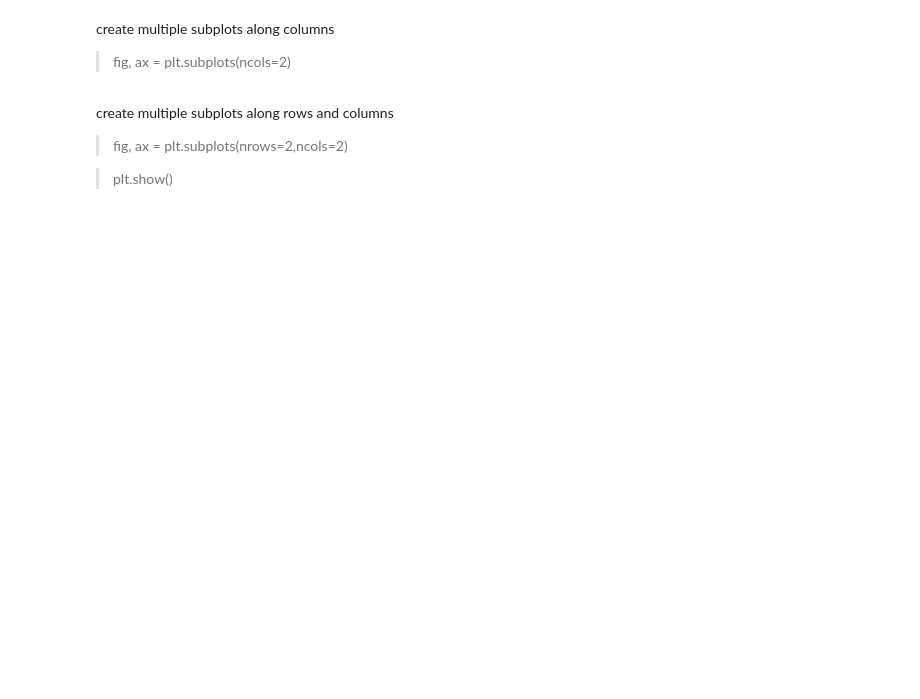
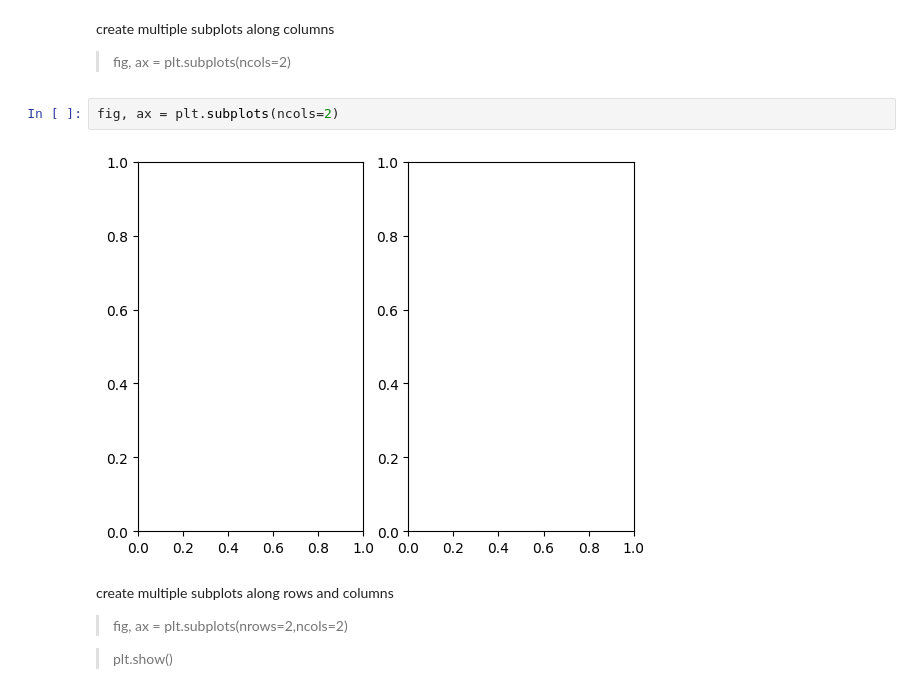
Before and after one commit to FlavioC30/PracticasSisDInfII, a Jupyter notebook: 03_Matplotlib.ipynb, the cells around one changed output. Drawn from its saved outputs; the diff is of its cells as text; blank space fills up the shorter version.

```diff
--- a/03_Matplotlib.ipynb
+++ b/03_Matplotlib.ipynb
@@ -69,6 +74,10 @@ create multiple subplots along rows
 create multiple subplots along columns
 
 > fig, ax = plt.subplots(ncols=2)
+# %%
+fig, ax = plt.subplots(ncols=2)
+# %% [output]
+[figure, added]
 # %% [markdown]
 create multiple subplots along rows and columns
 
```
Also changed, not shown: parts of 6 cells of this notebook.
